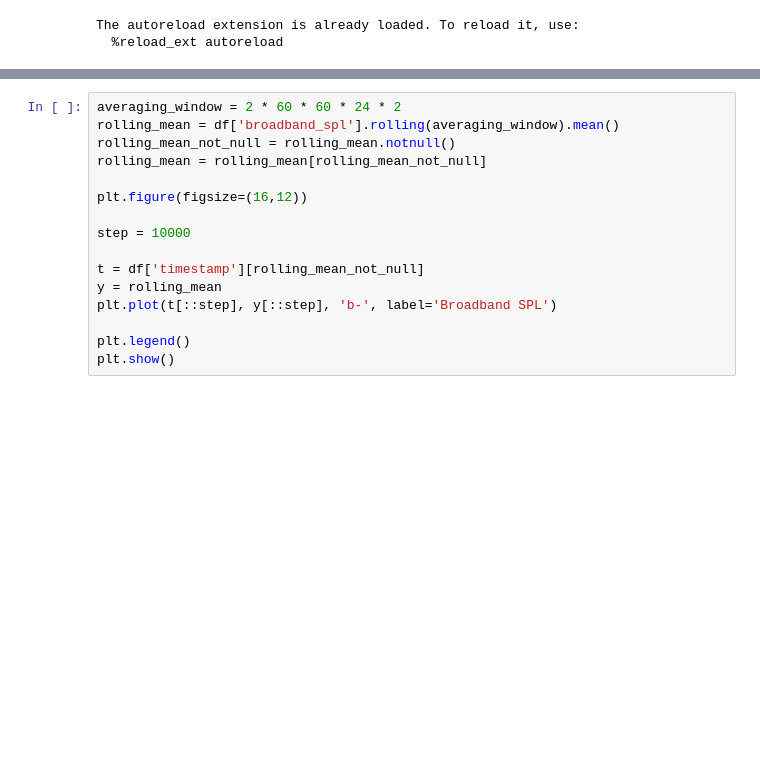
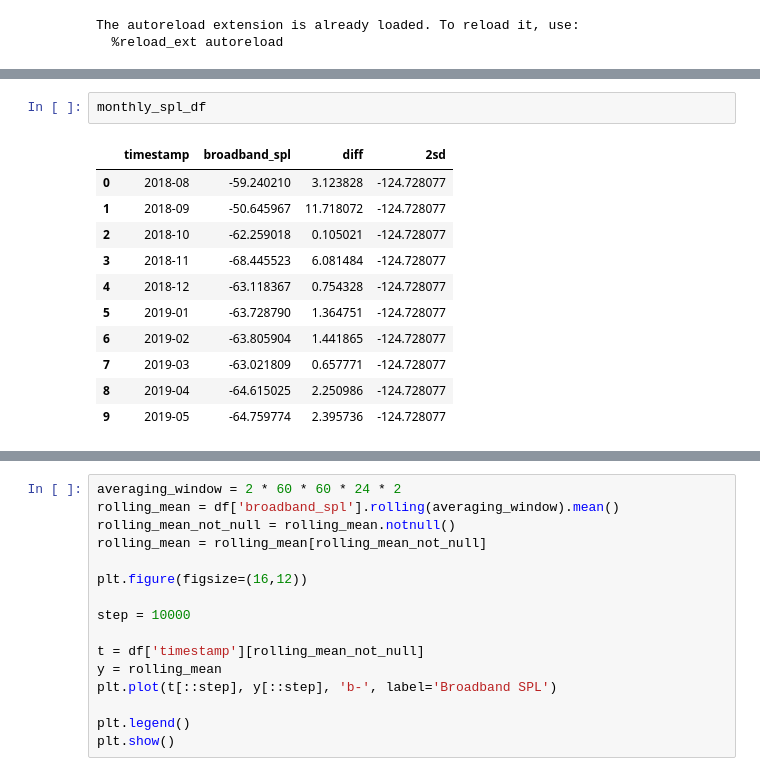
Before and after one commit to georgeamccarthy/acoustic-data-science-cambay, a Jupyter notebook: notebooks/12-GM-plot_spl_whole_year.ipynb, the cells around one changed output, grey strips where cells are left out. Drawn from its saved outputs; the diff is of its cells as text; blank space fills up the shorter version.

```diff
--- a/notebooks/12-GM-plot_spl_whole_year.ipynb
+++ b/notebooks/12-GM-plot_spl_whole_year.ipynb
@@ -35,2 +121,16 @@ df.to_feather(path=os.path.join(config.processed_data_path, 'whole_year', 'whole
+# %%
+monthly_spl_df
+# %% [output]
+|  | timestamp | broadband_spl | diff | 2sd |
+| 0 | 2018-08 | -59.240210 | 3.123828 | -124.728077 |
+| 1 | 2018-09 | -50.645967 | 11.718072 | -124.728077 |
+| 2 | 2018-10 | -62.259018 | 0.105021 | -124.728077 |
+| 3 | 2018-11 | -68.445523 | 6.081484 | -124.728077 |
+| 4 | 2018-12 | -63.118367 | 0.754328 | -124.728077 |
+| 5 | 2019-01 | -63.728790 | 1.364751 | -124.728077 |
+| 6 | 2019-02 | -63.805904 | 1.441865 | -124.728077 |
+| 7 | 2019-03 | -63.021809 | 0.657771 | -124.728077 |
+| 8 | 2019-04 | -64.615025 | 2.250986 | -124.728077 |
+| 9 | 2019-05 | -64.759774 | 2.395736 | -124.728077 |
 # %%
 plt.figure(figsize=(16,12))
```
Also changed, not shown: parts of 13 cells of this notebook, 10 other files.
